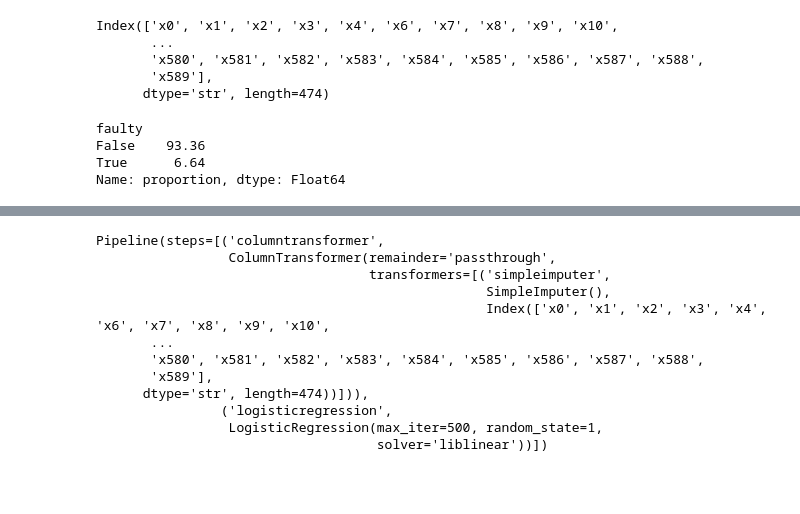
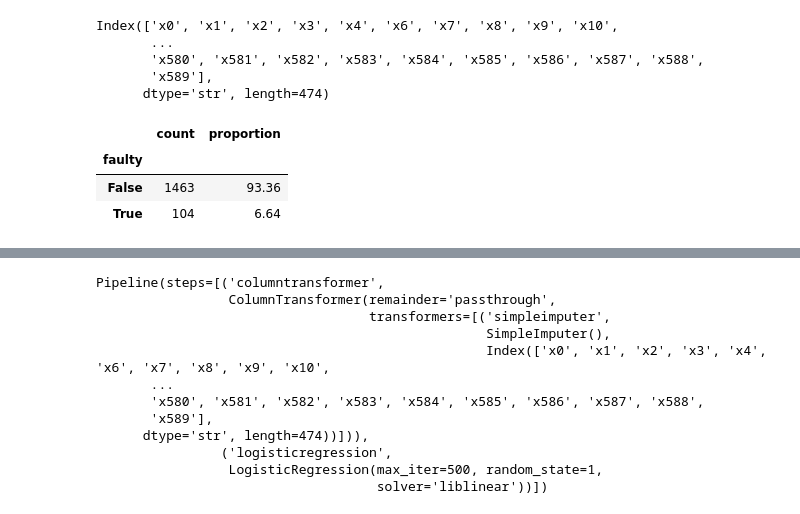
Before and after one commit to pancurster/secom-ml, a Jupyter notebook: notebooks/model01.ipynb, the cells around one changed output, grey strips where cells are left out. Saved outputs shown, nothing was run; the diff lists cells and outputs as text; code cells hidden in the pictures; blank space fills up the shorter version.

```diff
--- a/notebooks/model01.ipynb
+++ b/notebooks/model01.ipynb
@@ -41,9 +47,9 @@ Index(['x0', 'x1', 'x2', 'x3', 'x4', 'x6', 'x7', 'x8', 'x9', 'x10',
 # %%
 X = secom[cols]
 y = secom['faulty']
-(y.value_counts(normalize=True) * 100).round(2)
+pd.concat((y.value_counts(), (y.value_counts(normalize=True) * 100).round(2)), axis=1)
 # %% [output]
-faulty
-False    93.36
-True      6.64
-Name: proportion, dtype: Float64
+|  | count | proportion |
+| faulty |  |  |
+| False | 1463 | 93.36 |
+| True | 104 | 6.64 |
```
Also changed, not shown: parts of 30 cells of this notebook.
